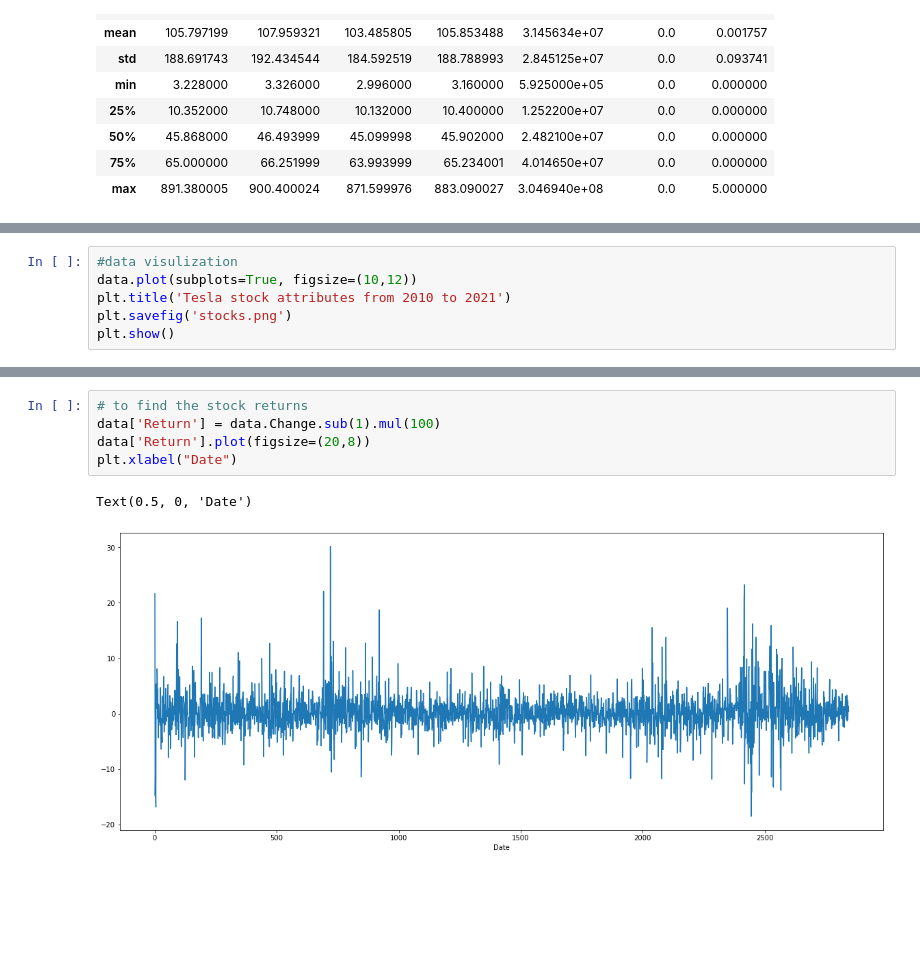
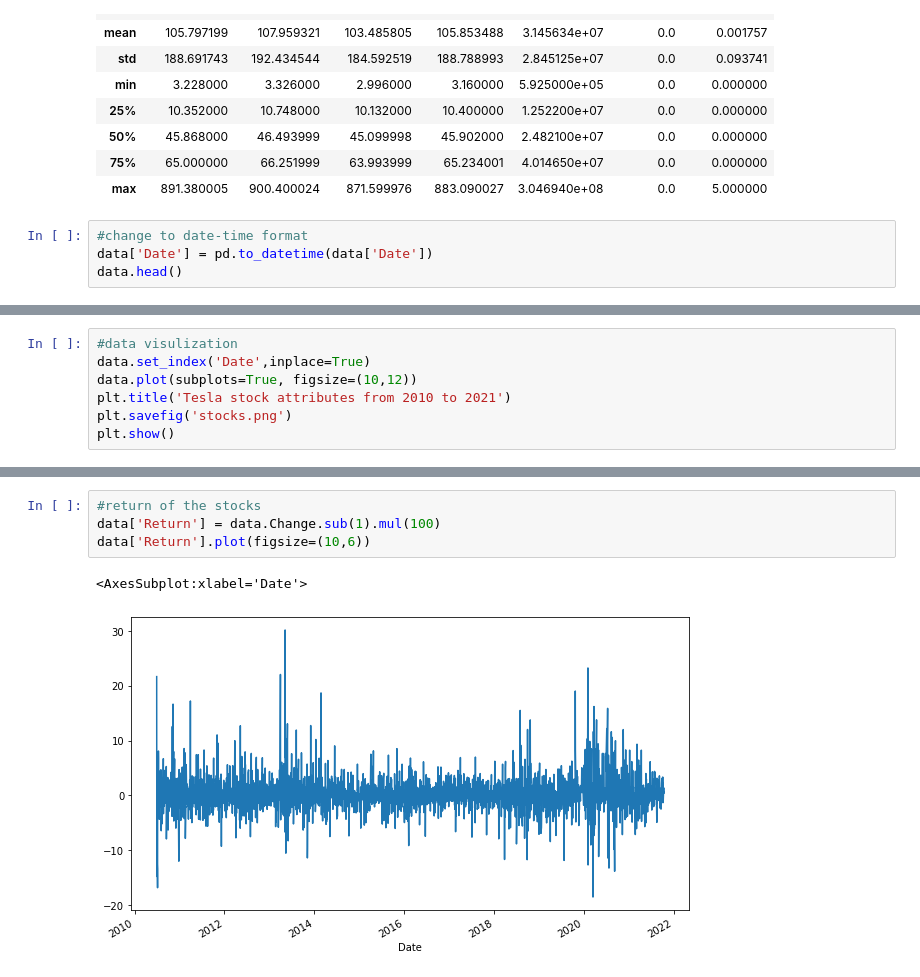
Before and after one commit to Pravy1610/Time-Series-Forecasting, a Jupyter notebook: timeseries.ipynb, the cells around one changed output, grey strips where cells are left out. Saved outputs shown, nothing was run; the diff lists cells and outputs as text; blank space fills up the shorter version.

```diff
--- a/timeseries.ipynb
+++ b/timeseries.ipynb
@@ -57,3 +50,7 @@ data.describe()
 | 50% | 45.868000 | 46.493999 | 45.099998 | 45.902000 | 2.482100e+07 | 0.0 | 0.000000 |
 | 75% | 65.000000 | 66.251999 | 63.993999 | 65.234001 | 4.014650e+07 | 0.0 | 0.000000 |
 | max | 891.380005 | 900.400024 | 871.599976 | 883.090027 | 3.046940e+08 | 0.0 | 5.000000 |
+# %%
+#change to date-time format
+data['Date'] = pd.to_datetime(data['Date'])
+data.head()
@@ -60,5 +64,6 @@ data.describe()
 # %%
 #data visulization
+data.set_index('Date',inplace=True)
 data.plot(subplots=True, figsize=(10,12))
 plt.title('Tesla stock attributes from 2010 to 2021')
 plt.savefig('stocks.png')
@@ -76,8 +80,7 @@ Text(0.5, 0, 'Date')
 # %%
-# to find the stock returns
+#return of the stocks
 data['Return'] = data.Change.sub(1).mul(100)
-data['Return'].plot(figsize=(20,8))
-plt.xlabel("Date")
+data['Return'].plot(figsize=(10,6))
 # %% [output]
-Text(0.5, 0, 'Date')
+<AxesSubplot:xlabel='Date'>
-[figure, old version]
+[figure, new version]
```
Also changed, not shown: parts of 33 cells of this notebook.
